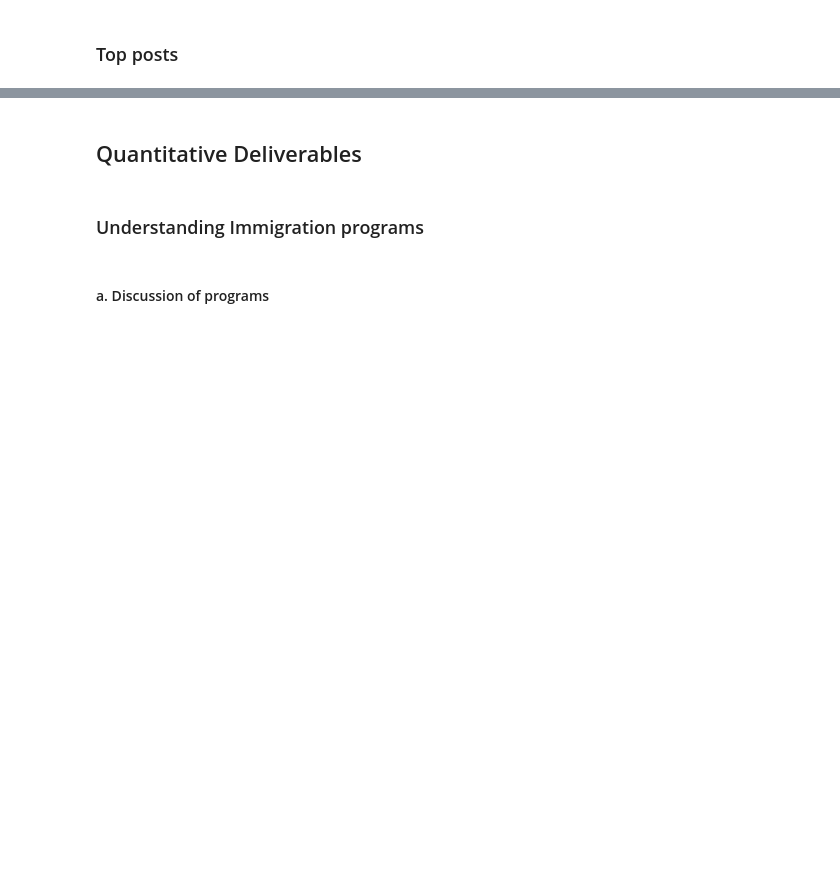
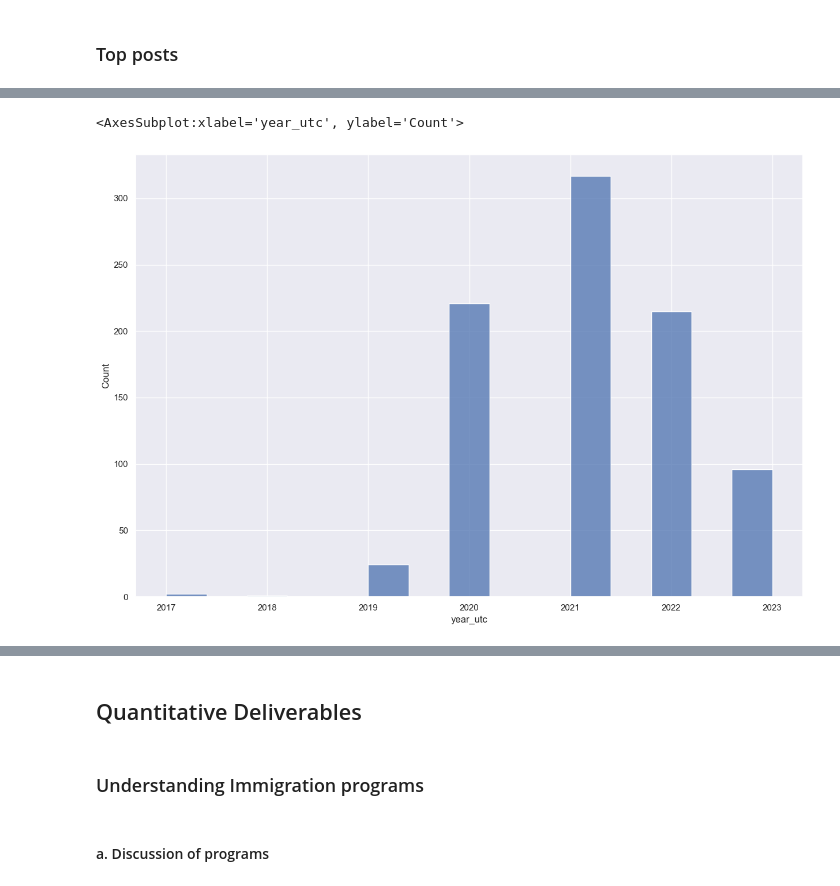
Before and after one commit to ngocmphan/reddit_immigration, a Jupyter notebook: Immigration_Canada_Analysis.ipynb, the cells around one changed output, grey strips where cells are left out. Saved outputs shown, nothing was run; the diff lists cells and outputs as text; code cells hidden in the pictures; blank space fills up the shorter version.

```diff
--- a/Immigration_Canada_Analysis.ipynb
+++ b/Immigration_Canada_Analysis.ipynb
@@ -396,3 +437,8 @@ df_top_adj.head(5)
 | 4 | 4 | Invite interview: January 24th 20... | t2_vpp1zhff | I am a Canadian Citizen!!!!! | 310 | Citizenship | 0.98 | {} | ... |
 | 5 | 5 | Too hyped, can’t sleep. Yes, it t... | t2_5jcfoo25 | FINALLY BECOMING A PERMANENT RESI... | 305 | Study Permit | 0.99 | {} | ... |
 | 6 | 6 | I’ve posted on this sub for I thi... | t2_16i2n7 | I’m taking a break from this sub. | 274 | Study Permit | 0.94 | {} | ... |
+# %%
+sns.histplot(df_top_adj, x='year_utc')
+# %% [output]
+<AxesSubplot:xlabel='year_utc', ylabel='Count'>
+[figure, added]
```
Also changed, not shown: parts of 17 cells of this notebook.
